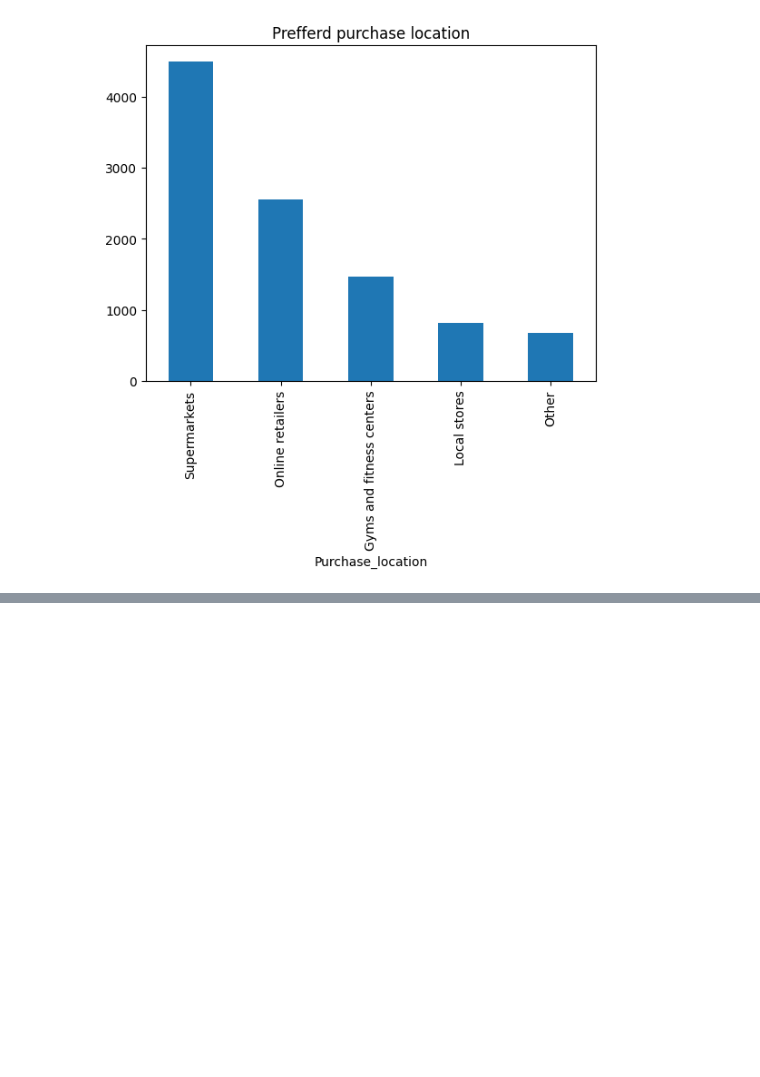
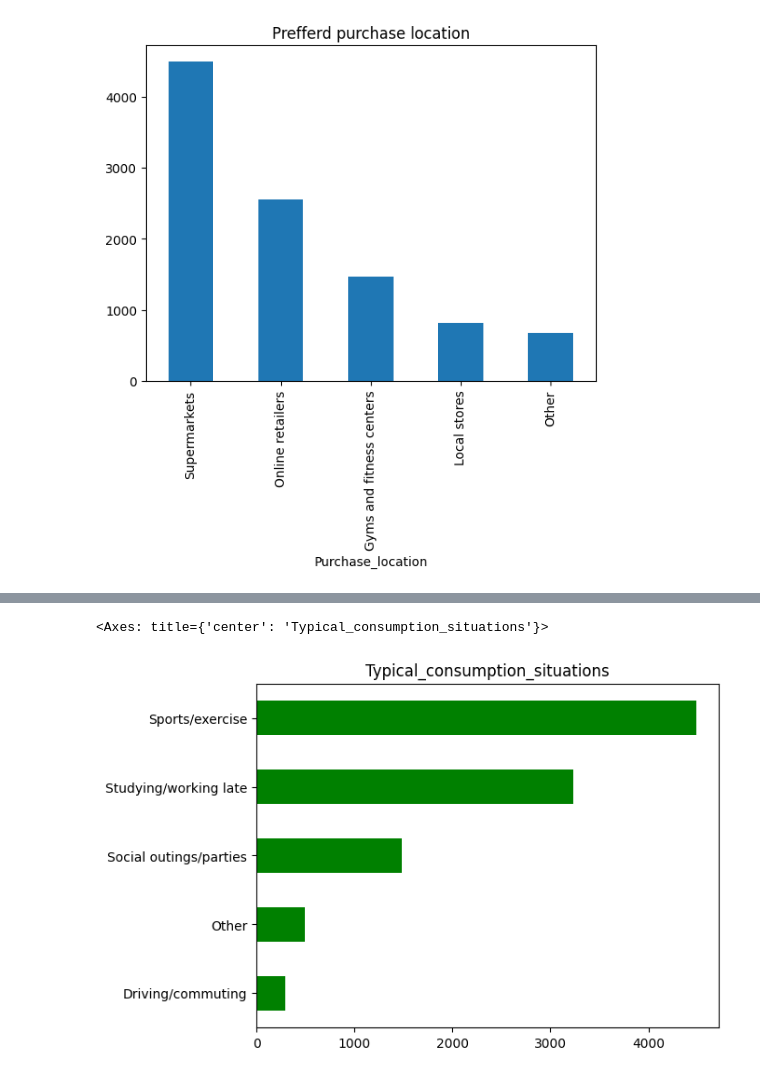
Before and after one commit to sourabhms66/Food_-_Beverage_Marketing, a Jupyter notebook: codes.ipynb, the cells around one changed output, grey strips where cells are left out. Saved outputs shown, nothing was run; the diff lists cells and outputs as text; code cells hidden in the pictures; blank space fills up the shorter version.

```diff
--- a/codes.ipynb
+++ b/codes.ipynb
@@ -626,0 +639,5 @@ df['Purchase_location'].value_counts().plot(kind='bar',title='Prefferd purchase
+# %%
+df['Typical_consumption_situations'].value_counts(ascending=True).plot(kind='barh',ylabel='',color='green' ,title='Typical_consumption_situations')
+# %% [output]
+<Axes: title={'center': 'Typical_consumption_situations'}>
+[figure, added]
```
Also changed, not shown: parts of 2 cells of this notebook.
